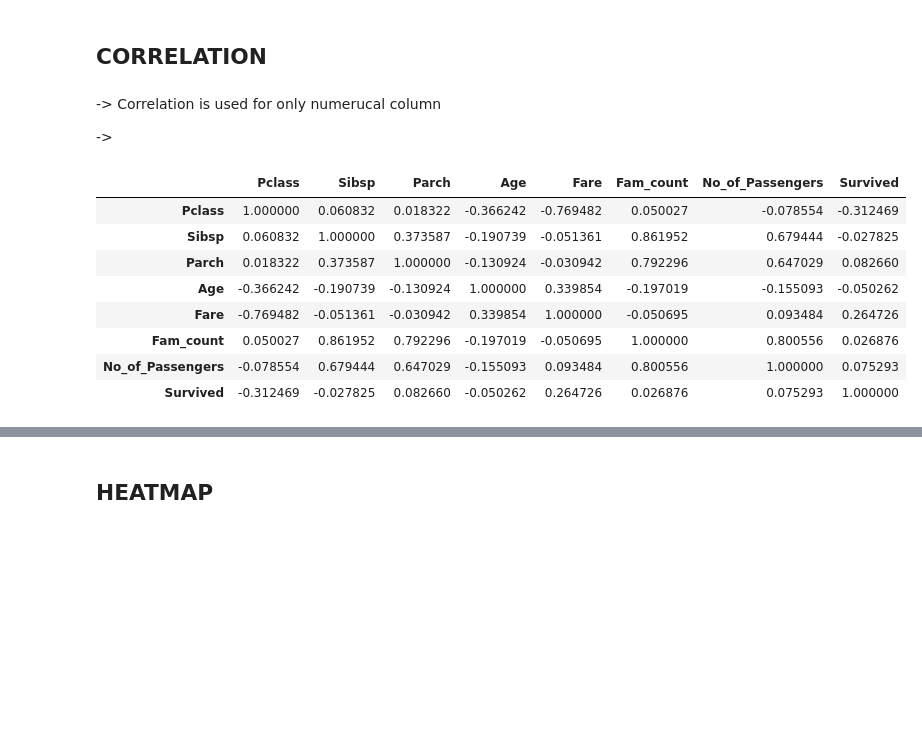
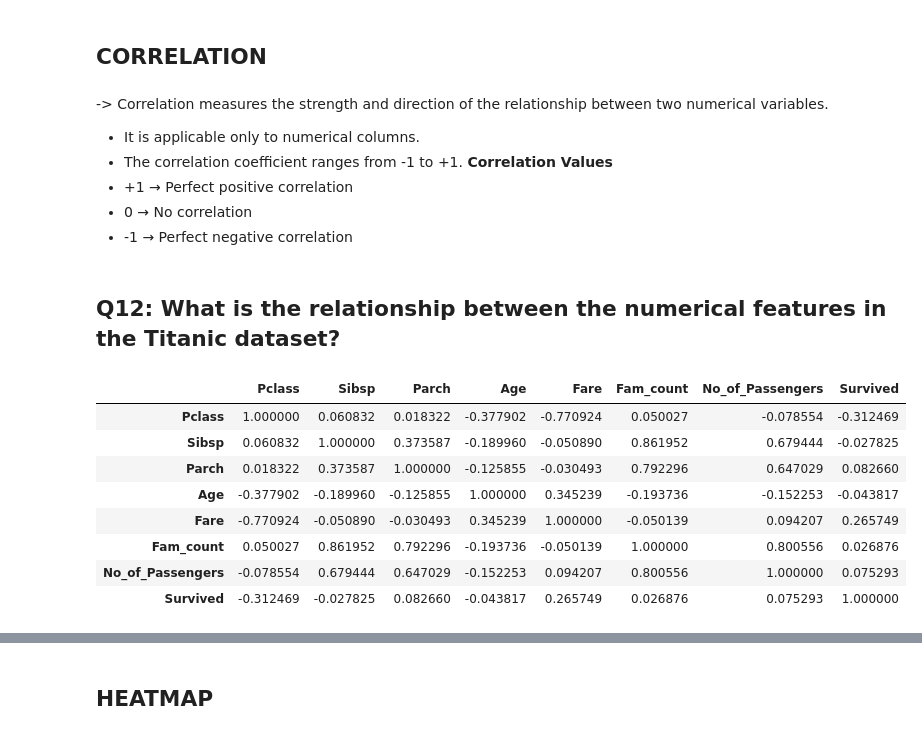
Before and after one commit to BandhavyaKS/Titanic-Exploratory-Data-Analysis-and-Feature-Engineering, a Jupyter notebook: Titanic_Data-Analytics.ipynb, the cells around one changed output, grey strips where cells are left out. Drawn from its saved outputs; the diff is of its cells as text; code cells hidden in the pictures; blank space fills up the shorter version.

```diff
--- a/Titanic_Data-Analytics.ipynb
+++ b/Titanic_Data-Analytics.ipynb
@@ -162,0 +176,3 @@ fare_mean
+# %%
+age_median=df['age'].median()
+age_median
@@ -162,0 +190,3 @@ fare_mean
+# %%
+fare_median=df['fare'].median()
+fare_median
@@ -181,8 +215,8 @@ After calculating the mean and mode, we replace  the missing valuesusing **filln
 
 after finding the null values , we have to fill the null values
 # %%
-df['age']=df['age'].fillna(age_mean)
-df['fare']=df['fare'].fillna(fare_mean)
+df['age']=df['age'].fillna(age_median)
+df['fare']=df['fare'].fillna(fare_median)
 df['embarked']=df['embarked'].fillna(embarked_mode)
 # %%
 df.info()
@@ -1522,18 +1583,26 @@ it helps to understand the patterns
 # %% [markdown]
 ## **CORRELATION**
 # %% [markdown]
--> Correlation is used for only numerucal column
 
-->
+-> Correlation measures the strength and direction of the relationship between two numerical variables.
+
+- It is applicable only to numerical columns.
+- The correlation coefficient ranges from -1 to +1.
+**Correlation Values**
+- +1 → Perfect positive correlation
+- 0 → No correlation
+- -1 → Perfect negative correlation
+# %% [markdown]
+## **Q12:  What is the relationship between the numerical features in the Titanic dataset?**
 # %%
-df.corr(numeric_only=True)*
+df.corr(numeric_only=True)
 # %% [output]
 |  | Pclass | Sibsp | Parch | Age | Fare | Fam_count | No_of_Passengers | Survived |
-| Pclass | 1.000000 | 0.060832 | 0.018322 | -0.366242 | -0.769482 | 0.050027 | -0.078554 | -0.312469 |
-| Sibsp | 0.060832 | 1.000000 | 0.373587 | -0.190739 | -0.051361 | 0.861952 | 0.679444 | -0.027825 |
-| Parch | 0.018322 | 0.373587 | 1.000000 | -0.130924 | -0.030942 | 0.792296 | 0.647029 | 0.082660 |
-| Age | -0.366242 | -0.190739 | -0.130924 | 1.000000 | 0.339854 | -0.197019 | -0.155093 | -0.050262 |
-| Fare | -0.769482 | -0.051361 | -0.030942 | 0.339854 | 1.000000 | -0.050695 | 0.093484 | 0.264726 |
-| Fam_count | 0.050027 | 0.861952 | 0.792296 | -0.197019 | -0.050695 | 1.000000 | 0.800556 | 0.026876 |
-| No_of_Passengers | -0.078554 | 0.679444 | 0.647029 | -0.155093 | 0.093484 | 0.800556 | 1.000000 | 0.075293 |
-| Survived | -0.312469 | -0.027825 | 0.082660 | -0.050262 | 0.264726 | 0.026876 | 0.075293 | 1.000000 |
+| Pclass | 1.000000 | 0.060832 | 0.018322 | -0.377902 | -0.770924 | 0.050027 | -0.078554 | -0.312469 |
+| Sibsp | 0.060832 | 1.000000 | 0.373587 | -0.189960 | -0.050890 | 0.861952 | 0.679444 | -0.027825 |
+| Parch | 0.018322 | 0.373587 | 1.000000 | -0.125855 | -0.030493 | 0.792296 | 0.647029 | 0.082660 |
+| Age | -0.377902 | -0.189960 | -0.125855 | 1.000000 | 0.345239 | -0.193736 | -0.152253 | -0.043817 |
+| Fare | -0.770924 | -0.050890 | -0.030493 | 0.345239 | 1.000000 | -0.050139 | 0.094207 | 0.265749 |
+| Fam_count | 0.050027 | 0.861952 | 0.792296 | -0.193736 | -0.050139 | 1.000000 | 0.800556 | 0.026876 |
+| No_of_Passengers | -0.078554 | 0.679444 | 0.647029 | -0.152253 | 0.094207 | 0.800556 | 1.000000 | 0.075293 |
+| Survived | -0.312469 | -0.027825 | 0.082660 | -0.043817 | 0.265749 | 0.026876 | 0.075293 | 1.000000 |
```
Also changed, not shown: parts of 57 cells of this notebook, 2 other files.
